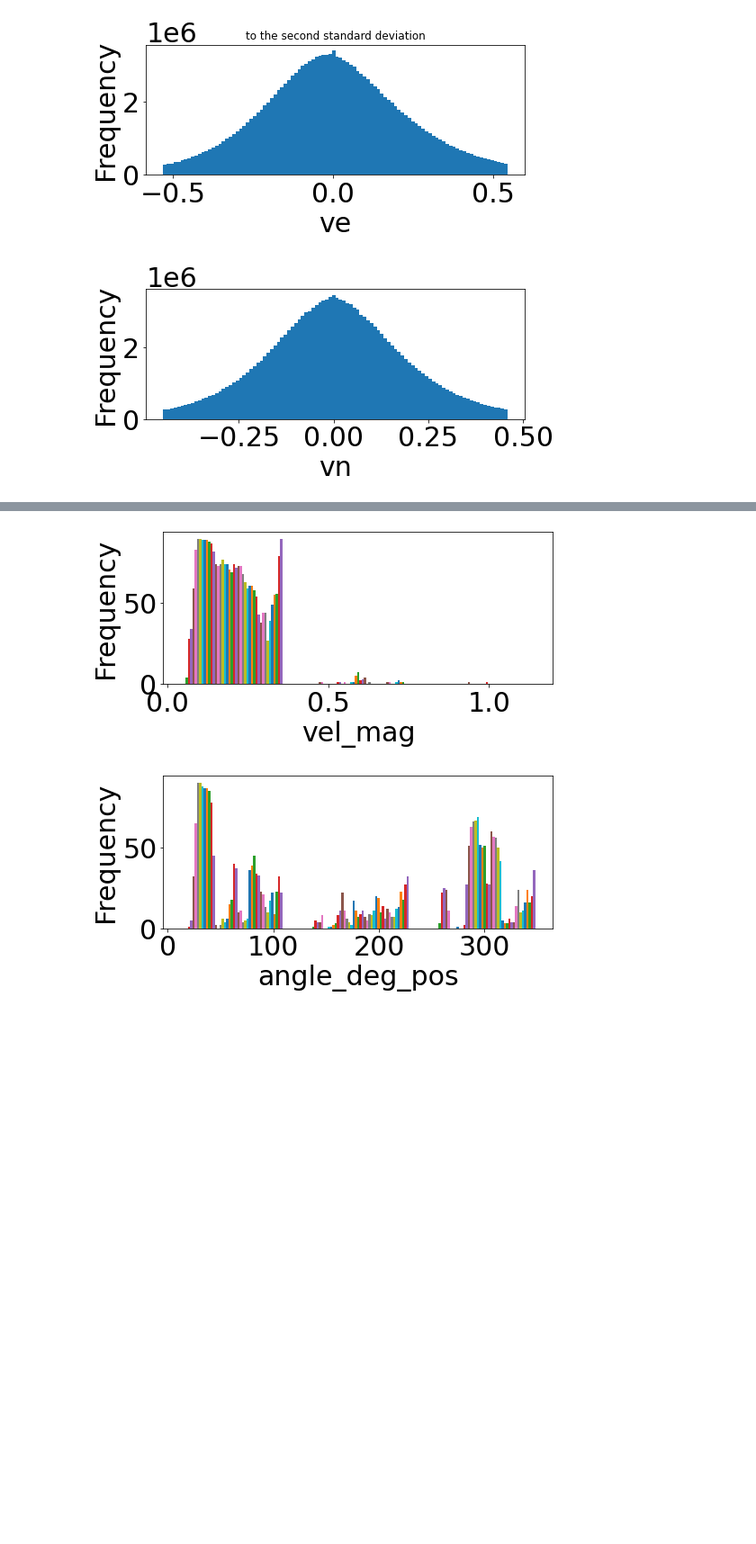
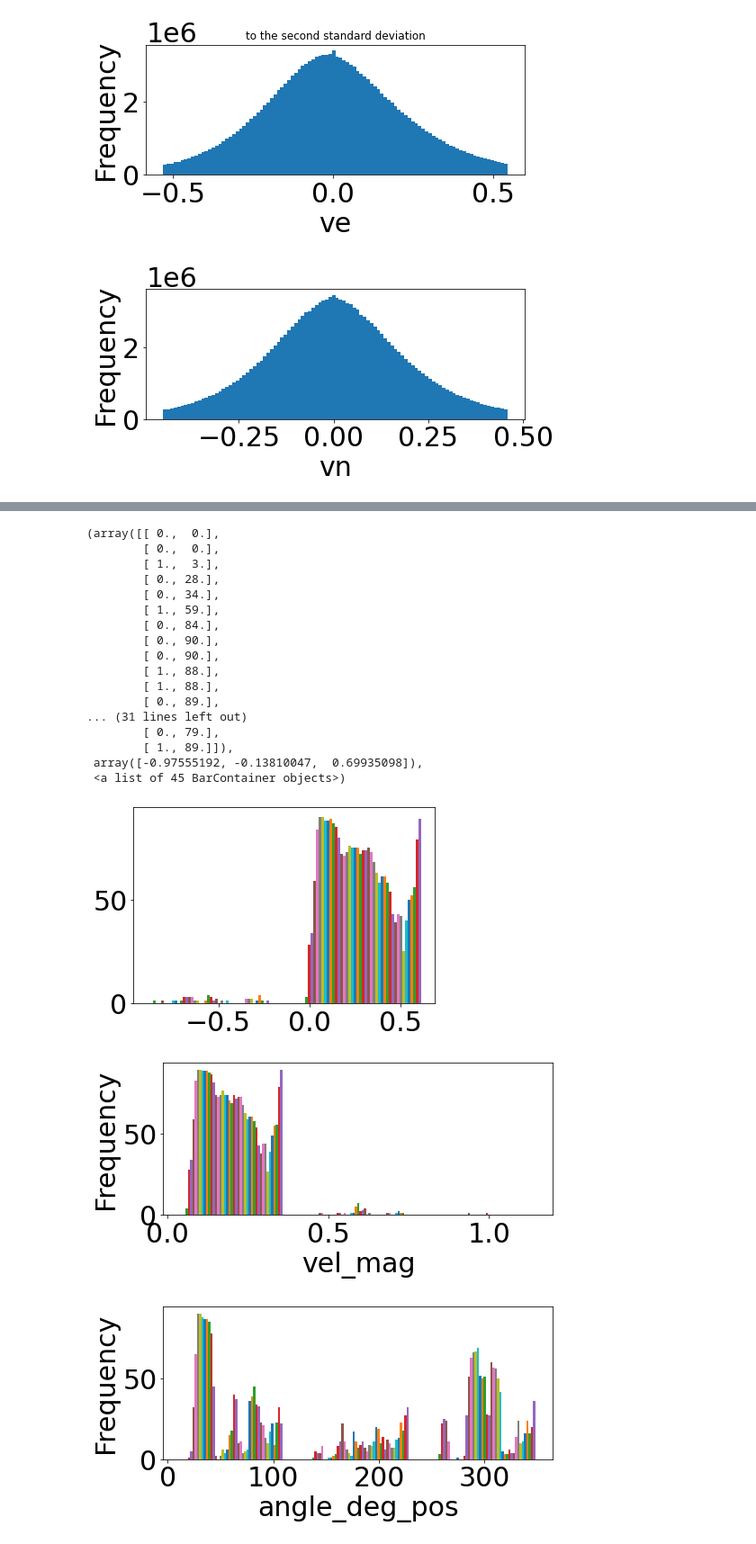
Before and after one commit to GHOpenonic/global-drifter-program, a Jupyter notebook: time to beach heatmap.ipynb, the cells around one changed output, grey strips where cells are left out. Shown at 90% size. Drawn from its saved outputs; the diff is of its cells as text; code cells hidden in the pictures; blank space fills up the shorter version.

```diff
--- a/time to beach heatmap.ipynb
+++ b/time to beach heatmap.ipynb
@@ -369,3 +390,24 @@ vn_statistic, vn_x_edge, vn_y_edge, vn_binnumber = sci_stats.binned_statistic_2d
+# %%
+plt.hist(vn_statistic, bins = 2)
+# %% [output]
+(array([[ 0.,  0.],
+        [ 0.,  0.],
+        [ 1.,  3.],
+        [ 0., 28.],
+        [ 0., 34.],
+        [ 1., 59.],
+        [ 0., 84.],
+        [ 0., 90.],
+        [ 0., 90.],
+        [ 1., 88.],
+        [ 1., 88.],
+        [ 0., 89.],
+... (31 lines left out)
+        [ 0., 79.],
+        [ 1., 89.]]),
+ array([-0.97555192, -0.13810047,  0.69935098]),
+ <a list of 45 BarContainer objects>)
+[figure, added]
 # %%
 # Calculate velocity magnitude from north-south and east-west components statistics
 vel_mag = np.sqrt((ve_statistic**2 + vn_statistic**2))
```
Also changed, not shown: parts of 3 cells of this notebook.
